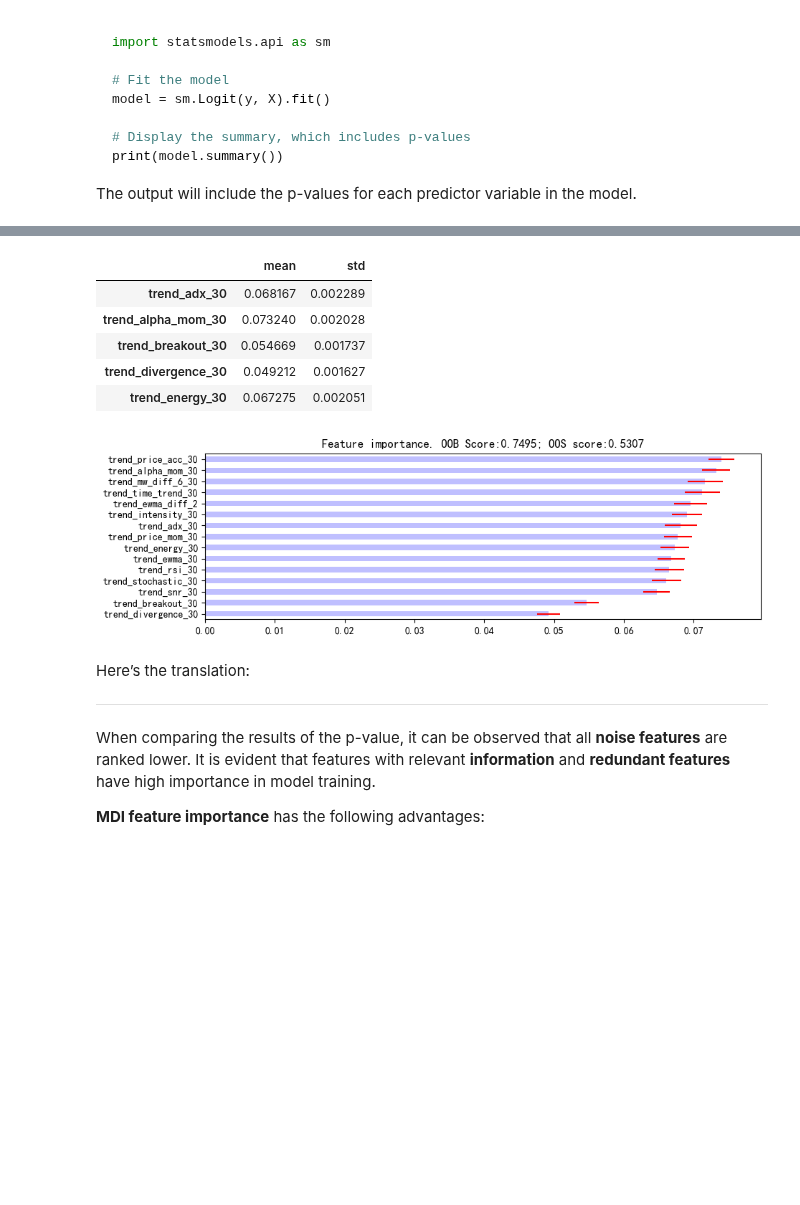
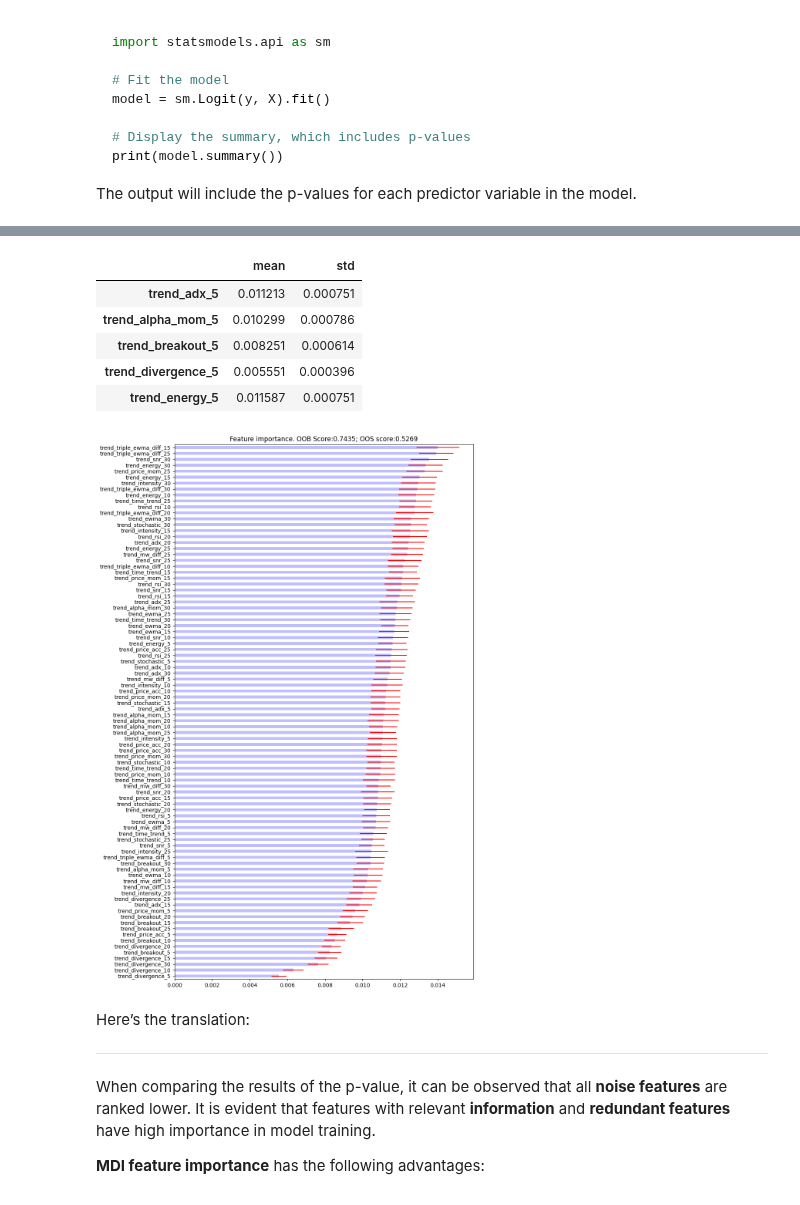
Before and after one commit to wellzero/quant_free, a Jupyter notebook: research/finML/factor_analysis/FeatureImportance.ipynb, the cells around one changed output, grey strips where cells are left out. Drawn from its saved outputs; the diff is of its cells as text; code cells hidden in the pictures; blank space fills up the shorter version.

Commit message:
update alpha calc

```diff
--- a/research/finML/factor_analysis/FeatureImportance.ipynb
+++ b/research/finML/factor_analysis/FeatureImportance.ipynb
@@ -68,6 +68,7 @@ from quant_free.factor.price import *
 
 symbol = 'TSM'
 symbol = 'INTC'
+symbol = 'AAPL'
 
 factor_name = 'Trend.csv'
 like = 'trend'
@@ -87,7 +88,7 @@ factor = factor.replace({True: 1, False: 0})
 factor = factor.loc[:, (factor != 0).any(axis=0)]
 # trnsX = factor.loc[:, ['alpha1', 'alpha2', 'alpha3', 'alpha4', 'alpha5', 'alpha6', 'alpha7', 'alpha8', 'alpha9', 'alpha10', 'alpha11', 'alpha12', 'alpha13', 'alpha14', 'alpha15']]
 trnsX = factor.filter(like=like).astype(np.float64)
-print(trnsX.head(5))
+# print(trnsX.head(5))
 
 
 # price_ratio = PriceRatio(start_date, end_date, symbol = symbol, column_option = 'close', dir_option = 'xq')
@@ -243,23 +226,23 @@ mdi = mean_decrease_impurity(fit, trnsX.columns)
 mdi.head()
 # %% [output]
 |  | mean | std |
-| trend_adx_30 | 0.068167 | 0.002289 |
-| trend_alpha_mom_30 | 0.073240 | 0.002028 |
-| trend_breakout_30 | 0.054669 | 0.001737 |
-| trend_divergence_30 | 0.049212 | 0.001627 |
-| trend_energy_30 | 0.067275 | 0.002051 |
+| trend_adx_5 | 0.011213 | 0.000751 |
+| trend_alpha_mom_5 | 0.010299 | 0.000786 |
+| trend_breakout_5 | 0.008251 | 0.000614 |
+| trend_divergence_5 | 0.005551 | 0.000396 |
+| trend_energy_5 | 0.011587 | 0.000751 |
 # %%
 plot_feature_importance(
     mdi,
     oob_score = oob_score,
     oos_score = oos_score,
     save_fig = True,
-    output_path = f'./research/factor_analysis/images/{symbol}_{like}_MDI_feature_importance.png'
+    output_path = f'./Data/factor_analysis/images/{symbol}_{like}_MDI_feature_importance.png'
 )
 plt.grid(False)
 plt.show()
 # %% [output]
-[figure, old version]
+[figure, new version]
 # %% [markdown]
 Here’s the translation:
 
```
Also changed, not shown: parts of 3 cells of this notebook, 7 other files.
